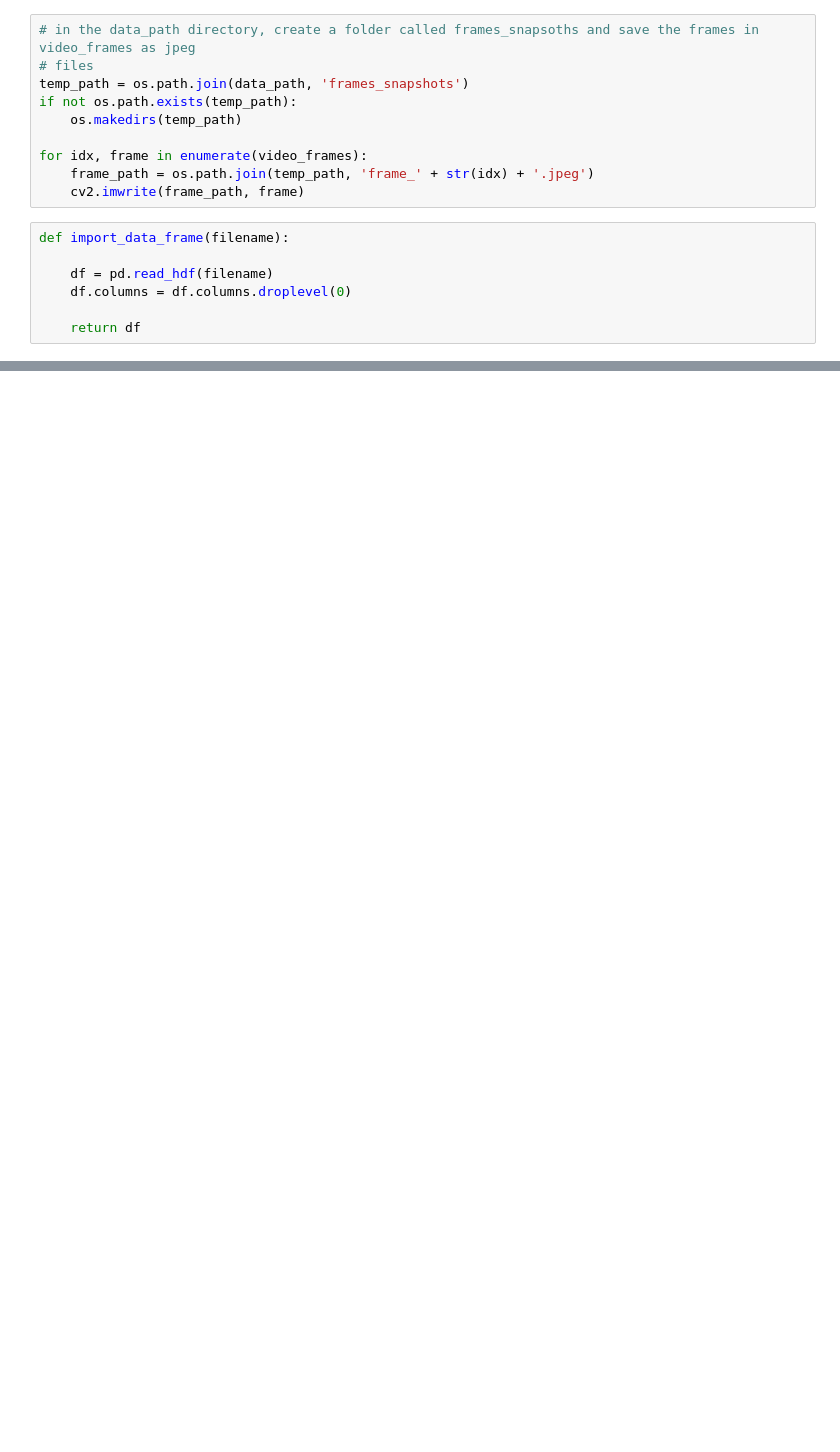
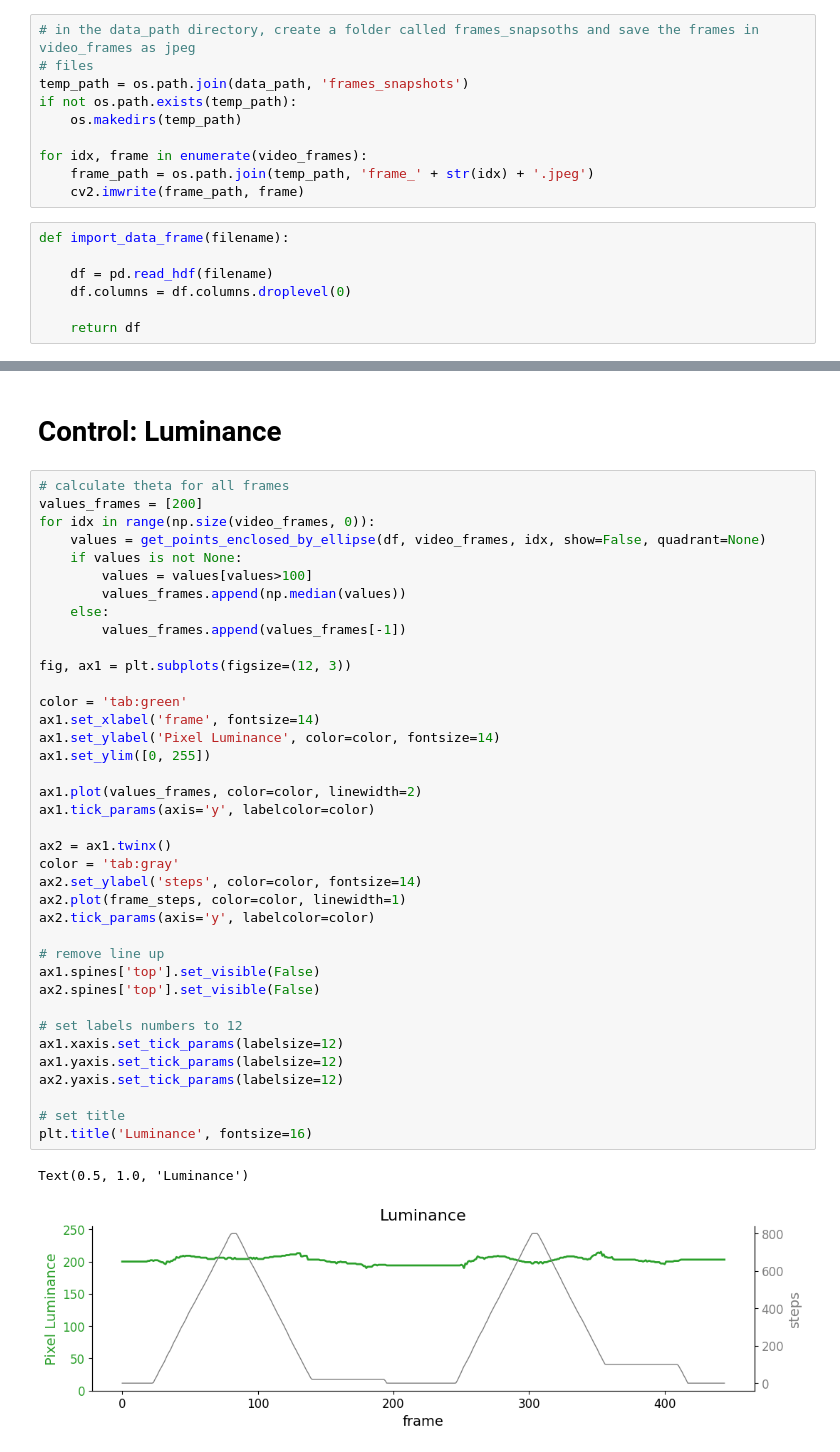
Before and after one commit to s-acosta/distance-project, a Jupyter notebook: calibration-notebooks/calibration-w-DLC/dlc-calibration.ipynb, the cells around one changed output, grey strips where cells are left out. Cells and saved outputs as stored; diff of their text form; blank space fills up the shorter version.

```diff
--- a/calibration-notebooks/calibration-w-DLC/dlc-calibration.ipynb
+++ b/calibration-notebooks/calibration-w-DLC/dlc-calibration.ipynb
@@ -288,0 +387,43 @@ plt.plot(theta_video)
+# %% [markdown]
+# Control: Luminance
+# %%
+# calculate theta for all frames
+values_frames = [200]
+for idx in range(np.size(video_frames, 0)):
+    values = get_points_enclosed_by_ellipse(df, video_frames, idx, show=False, quadrant=None)
+    if values is not None:
+        values = values[values>100]
+        values_frames.append(np.median(values))
+    else:
+        values_frames.append(values_frames[-1])
+
+fig, ax1 = plt.subplots(figsize=(12, 3))
+
+color = 'tab:green'
+ax1.set_xlabel('frame', fontsize=14)
+ax1.set_ylabel('Pixel Luminance', color=color, fontsize=14)
+ax1.set_ylim([0, 255])
+
+ax1.plot(values_frames, color=color, linewidth=2)
+ax1.tick_params(axis='y', labelcolor=color)
+
+ax2 = ax1.twinx()
+color = 'tab:gray'
+ax2.set_ylabel('steps', color=color, fontsize=14)
+ax2.plot(frame_steps, color=color, linewidth=1)
+ax2.tick_params(axis='y', labelcolor=color)
+
+# remove line up
+ax1.spines['top'].set_visible(False)
+ax2.spines['top'].set_visible(False)
+
+# set labels numbers to 12
+ax1.xaxis.set_tick_params(labelsize=12)
+ax1.yaxis.set_tick_params(labelsize=12)
+ax2.yaxis.set_tick_params(labelsize=12)
+
+# set title
+plt.title('Luminance', fontsize=16)
+# %% [output]
+Text(0.5, 1.0, 'Luminance')
+[figure, added]
```
Also changed, not shown: parts of 15 cells of this notebook, 4 other files.
